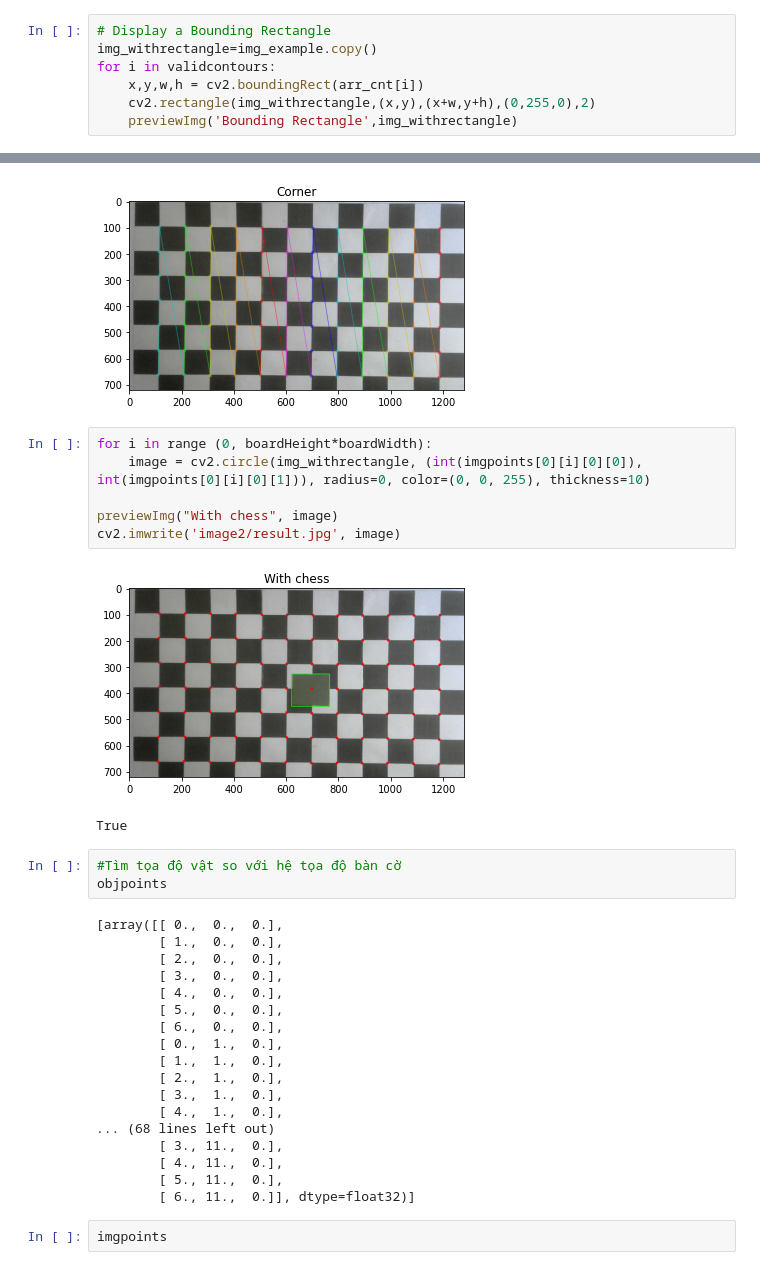
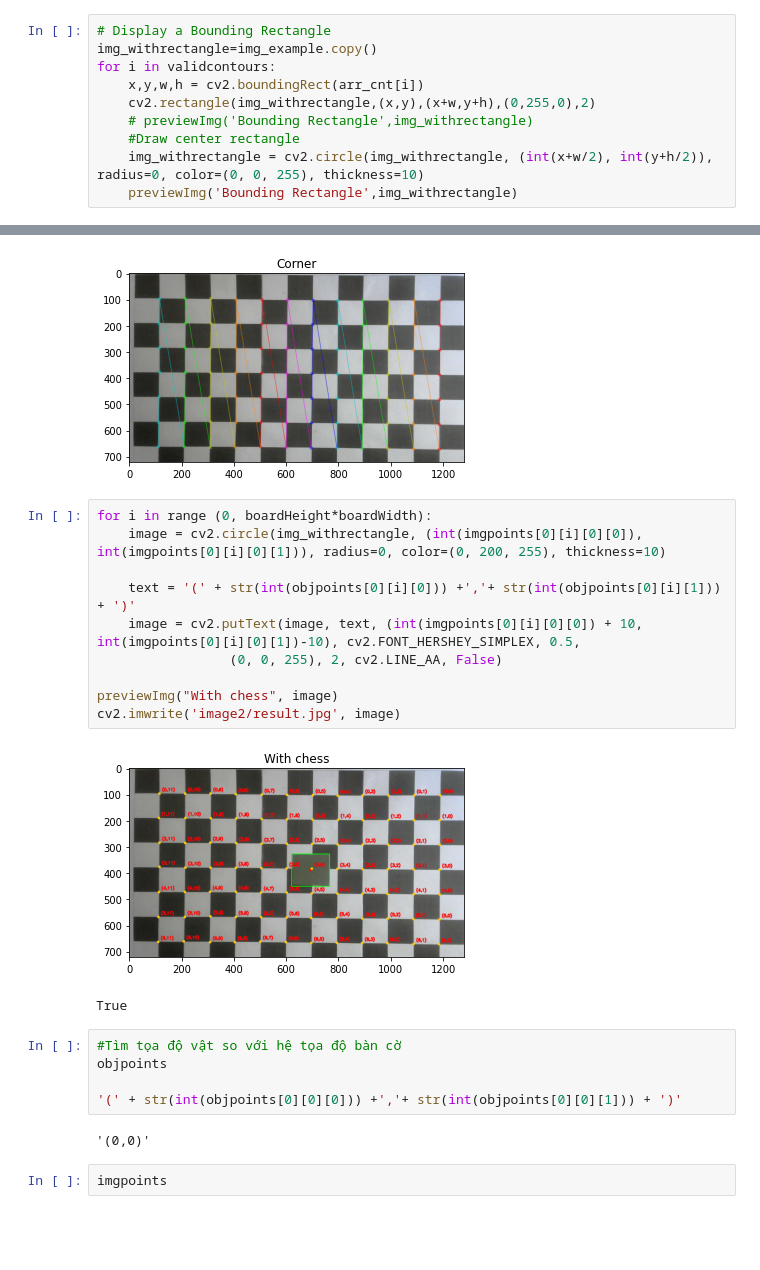
Before and after one commit to anh147/2D_Object, a Jupyter notebook: lego-set-object-recognition-example.ipynb, the cells around one changed output, grey strips where cells are left out. Cells and saved outputs as stored; diff of their text form; blank space fills up the shorter version.

```diff
--- a/lego-set-object-recognition-example.ipynb
+++ b/lego-set-object-recognition-example.ipynb
@@ -222,6 +222,9 @@ img_withrectangle=img_example.copy()
 for i in validcontours:
     x,y,w,h = cv2.boundingRect(arr_cnt[i])
     cv2.rectangle(img_withrectangle,(x,y),(x+w,y+h),(0,255,0),2)
+    # previewImg('Bounding Rectangle',img_withrectangle)
+    #Draw center rectangle
+    img_withrectangle = cv2.circle(img_withrectangle, (int(x+w/2), int(y+h/2)), radius=0, color=(0, 0, 255), thickness=10)
     previewImg('Bounding Rectangle',img_withrectangle)
 # %% [output]
 [figure]
@@ -261,34 +265,24 @@ for idx, fname in enumerate(images):
 [figure]
 # %%
 for i in range (0, boardHeight*boardWidth):
-    image = cv2.circle(img_withrectangle, (int(imgpoints[0][i][0][0]), int(imgpoints[0][i][0][1])), radius=0, color=(0, 0, 255), thickness=10)
+    image = cv2.circle(img_withrectangle, (int(imgpoints[0][i][0][0]), int(imgpoints[0][i][0][1])), radius=0, color=(0, 200, 255), thickness=10)
+
+    text = '(' + str(int(objpoints[0][i][0])) +','+ str(int(objpoints[0][i][1])) + ')'
+    image = cv2.putText(image, text, (int(imgpoints[0][i][0][0]) + 10, int(imgpoints[0][i][0][1])-10), cv2.FONT_HERSHEY_SIMPLEX, 0.5,
+                 (0, 0, 255), 2, cv2.LINE_AA, False)
 
 previewImg("With chess", image)
 cv2.imwrite('image2/result.jpg', image)
 # %% [output]
-[figure, old version]
+[figure, new version]
 True
 # %%
 #Tìm tọa độ vật so với hệ tọa độ bàn cờ
 objpoints
+
+'(' + str(int(objpoints[0][0][0])) +','+ str(int(objpoints[0][0][1])) + ')'
 # %% [output]
-[array([[ 0.,  0.,  0.],
-        [ 1.,  0.,  0.],
-        [ 2.,  0.,  0.],
-        [ 3.,  0.,  0.],
-        [ 4.,  0.,  0.],
-        [ 5.,  0.,  0.],
-        [ 6.,  0.,  0.],
-        [ 0.,  1.,  0.],
-        [ 1.,  1.,  0.],
-        [ 2.,  1.,  0.],
-        [ 3.,  1.,  0.],
-        [ 4.,  1.,  0.],
-... (68 lines left out)
-        [ 3., 11.,  0.],
-        [ 4., 11.,  0.],
-        [ 5., 11.,  0.],
-        [ 6., 11.,  0.]], dtype=float32)]
+'(0,0)'
 # %%
 imgpoints
 # %% [output]
```
Also changed, not shown: parts of 1 cell of this notebook, 1 other file.
